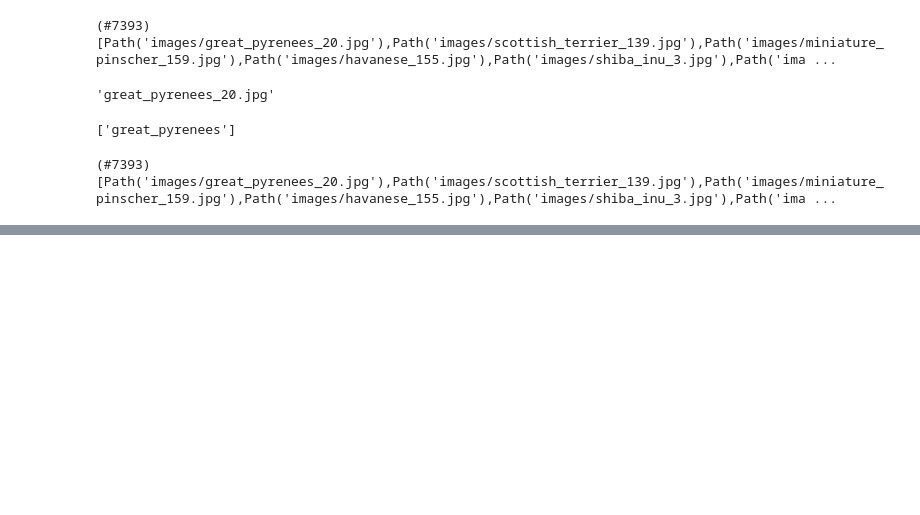
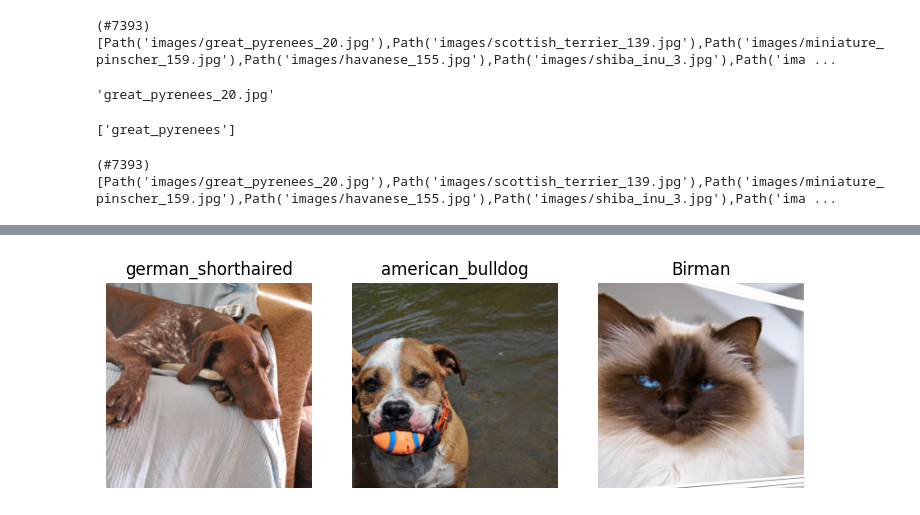
Before and after one commit to atozncoder/ai, a Jupyter notebook: BookChapter5.ipynb, the cells around one changed output, grey strips where cells are left out. Saved outputs shown, nothing was run; the diff lists cells and outputs as text; code cells hidden in the pictures; blank space fills up the shorter version.

```diff
--- a/BookChapter5.ipynb
+++ b/BookChapter5.ipynb
@@ -42,0 +66,4 @@ dls = pets.dataloaders(path/"images")
+# %%
+dls.show_batch(nrows=1, ncols=3)
+# %% [output]
+[figure, added]
```
Also changed, not shown: parts of 3 cells of this notebook, 2 other files.
